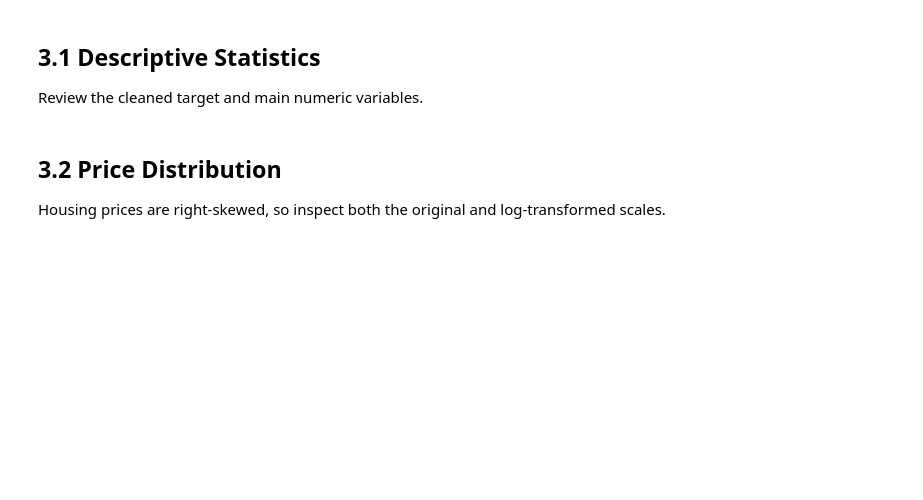
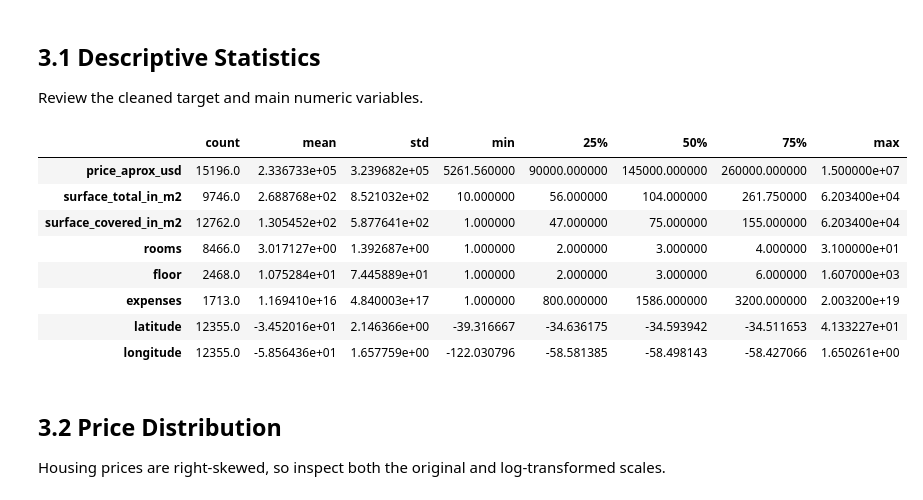
Before and after one commit to DominicNyabuto/Data-Science-Machine-Learning-Projects-, a Jupyter notebook: Project-2/notebook.ipynb, the cells around one changed output. Cells and saved outputs as stored; diff of their text form; code cells hidden in the pictures; blank space fills up the shorter version.

```diff
--- a/Project-2/notebook.ipynb
+++ b/Project-2/notebook.ipynb
@@ -154,10 +250,26 @@ Explore price distributions, property mix, size relationships, geographic variat
 Review the cleaned target and main numeric variables.
 # %%
 eda_columns = [
-    "price_aprox_usd", "surface_total_in_m2", "surface_covered_in_m2",
-    "rooms", "floor", "expenses", "latitude", "longitude"
+    "price_aprox_usd",
+    "surface_total_in_m2",
+    "surface_covered_in_m2",
+    "rooms",
+    "floor",
+    "expenses",
+    "latitude",
+    "longitude",
 ]
 df[eda_columns].describe().T
+# %% [output]
+|  | count | mean | std | min | 25% | 50% | 75% | max |
+| price_aprox_usd | 15196.0 | 2.336733e+05 | 3.239682e+05 | 5261.560000 | 90000.000000 | 145000.000000 | 260000.000000 | 1.500000e+07 |
+| surface_total_in_m2 | 9746.0 | 2.688768e+02 | 8.521032e+02 | 10.000000 | 56.000000 | 104.000000 | 261.750000 | 6.203400e+04 |
+| surface_covered_in_m2 | 12762.0 | 1.305452e+02 | 5.877641e+02 | 1.000000 | 47.000000 | 75.000000 | 155.000000 | 6.203400e+04 |
+| rooms | 8466.0 | 3.017127e+00 | 1.392687e+00 | 1.000000 | 2.000000 | 3.000000 | 4.000000 | 3.100000e+01 |
+| floor | 2468.0 | 1.075284e+01 | 7.445889e+01 | 1.000000 | 2.000000 | 3.000000 | 6.000000 | 1.607000e+03 |
+| expenses | 1713.0 | 1.169410e+16 | 4.840003e+17 | 1.000000 | 800.000000 | 1586.000000 | 3200.000000 | 2.003200e+19 |
+| latitude | 12355.0 | -3.452016e+01 | 2.146366e+00 | -39.316667 | -34.636175 | -34.593942 | -34.511653 | 4.133227e+01 |
+| longitude | 12355.0 | -5.856436e+01 | 1.657759e+00 | -122.030796 | -58.581385 | -58.498143 | -58.427066 | 1.650261e+00 |
 # %% [markdown]
 ## 3.2 Price Distribution
 
```
Also changed, not shown: parts of 18 cells of this notebook.
